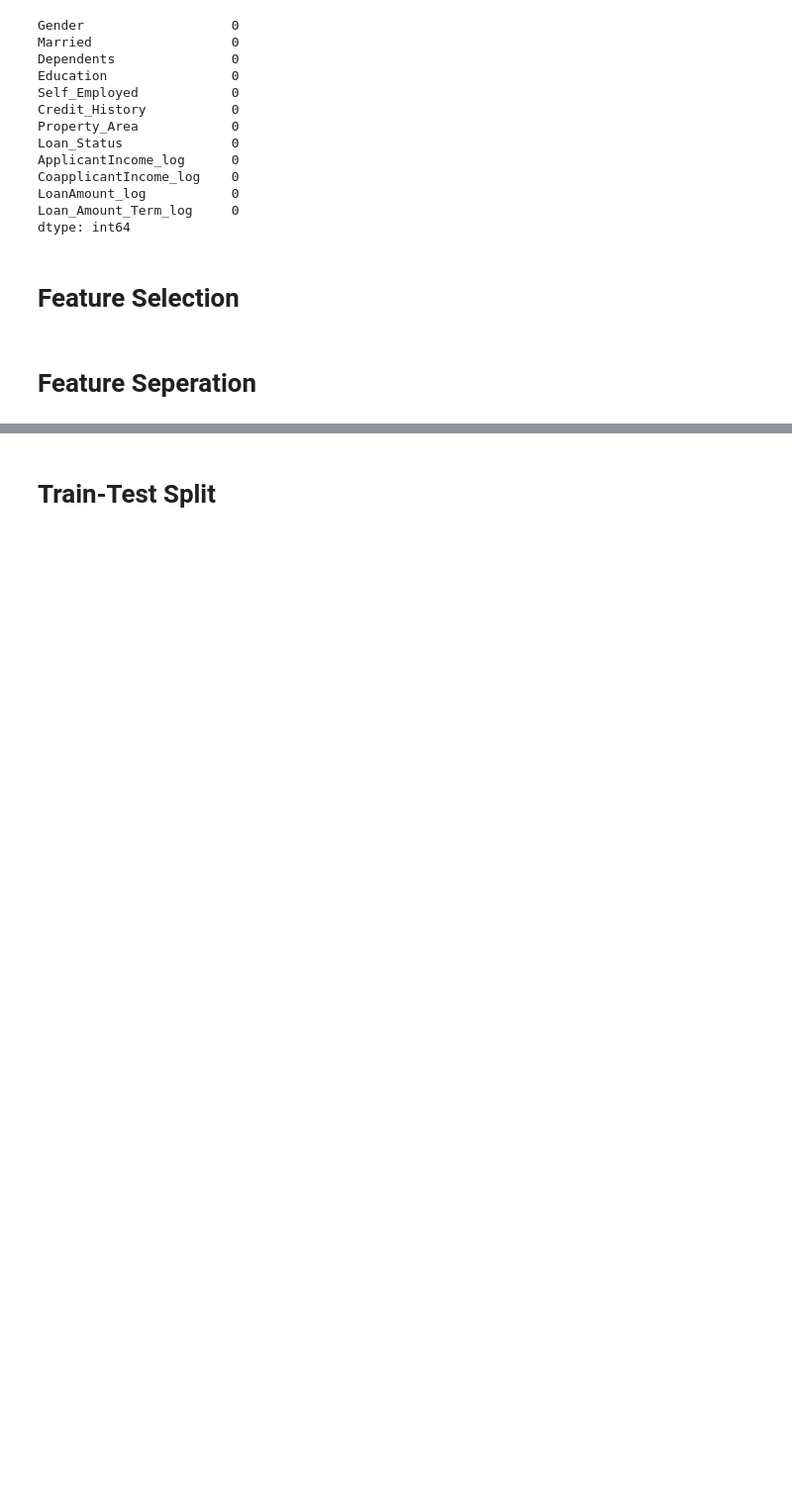
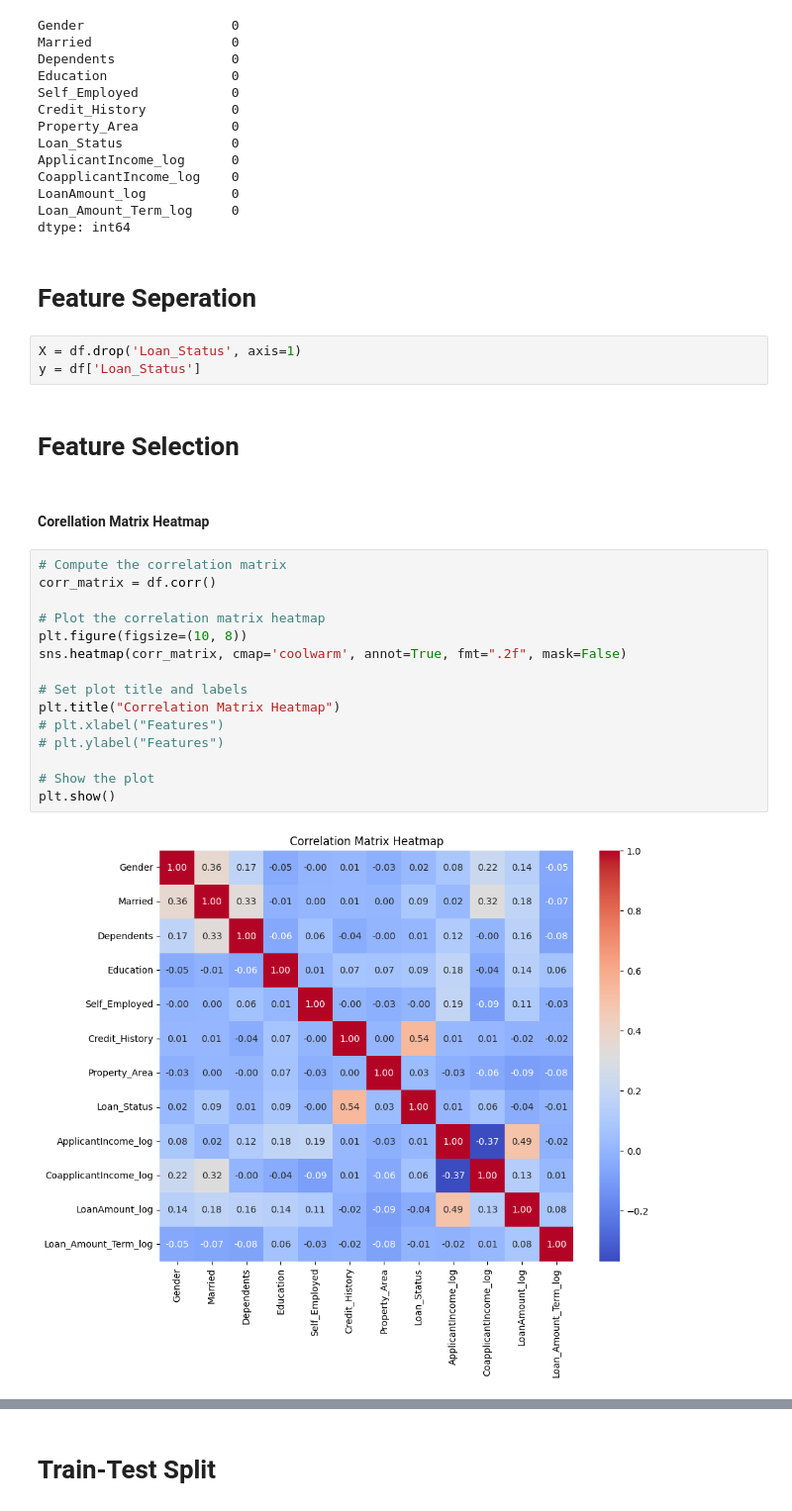
Before and after one commit to tinkuhore/FSDS-Final-Assesment, a Jupyter notebook: machine_learning/Q6/q6.ipynb, the cells around one changed output, grey strips where cells are left out. Shown at 99% size. Saved outputs shown, nothing was run; the diff lists cells and outputs as text; blank space fills up the shorter version.

```diff
--- a/machine_learning/Q6/q6.ipynb
+++ b/machine_learning/Q6/q6.ipynb
@@ -459,7 +494,29 @@ CoapplicantIncome_log    0
 LoanAmount_log           0
 Loan_Amount_Term_log     0
 dtype: int64
+# %% [markdown]
+# Feature Seperation
+# %%
+X = df.drop('Loan_Status', axis=1)
+y = df['Loan_Status']
 # %% [markdown]
 # Feature Selection
-# %% [markdown]
-# Feature Seperation
+# %% [markdown]
+#### Corellation Matrix Heatmap
+# %%
+# Compute the correlation matrix
+corr_matrix = df.corr()
+
+# Plot the correlation matrix heatmap
+plt.figure(figsize=(10, 8))
+sns.heatmap(corr_matrix, cmap='coolwarm', annot=True, fmt=".2f", mask=False)
+
+# Set plot title and labels
+plt.title("Correlation Matrix Heatmap")
+# plt.xlabel("Features")
+# plt.ylabel("Features")
+
+# Show the plot
+plt.show()
+# %% [output]
+[figure, added]
```
Also changed, not shown: parts of 34 cells of this notebook.
